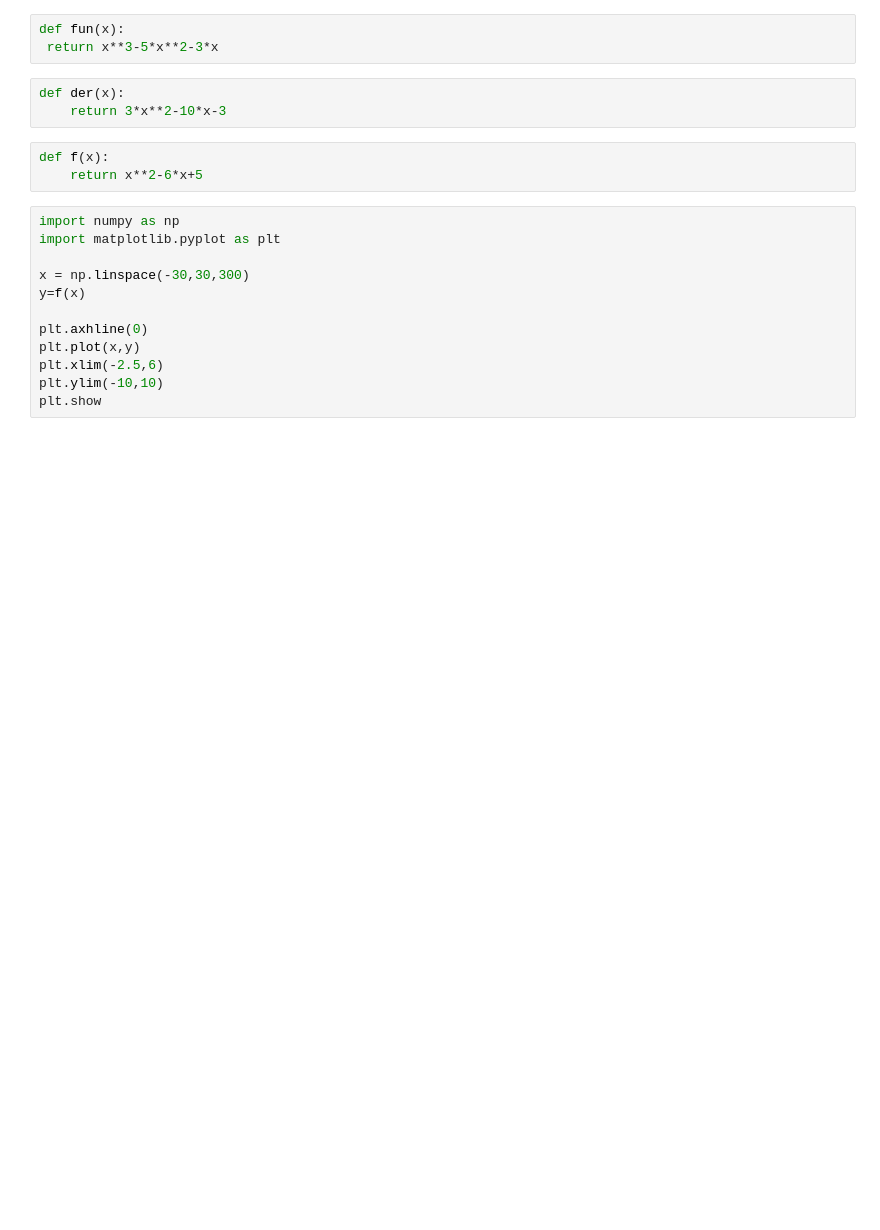
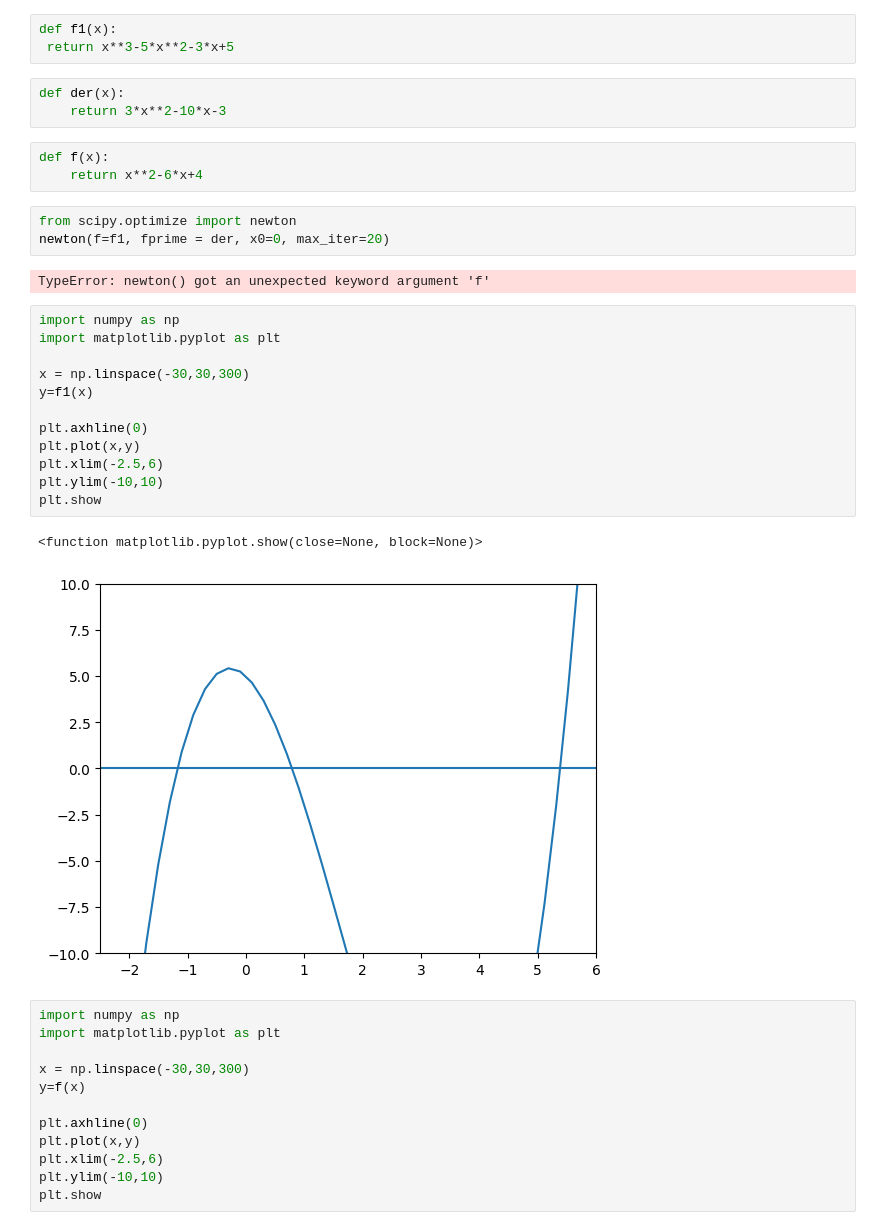
Before and after one commit to lindsayVal/MN-SUPLE-02-main, a Jupyter notebook: raices.ipynb, the cells around one changed output. Cells and saved outputs as stored; diff of their text form; blank space fills up the shorter version.

```diff
--- a/raices.ipynb
+++ b/raices.ipynb
@@ -1,12 +1,32 @@
 # %%
-def fun(x):
- return x**3-5*x**2-3*x
+def f1(x):
+ return x**3-5*x**2-3*x+5
 # %%
 def der(x):
     return 3*x**2-10*x-3
 # %%
 def f(x):
-    return x**2-6*x+5
+    return x**2-6*x+4
+# %%
+from scipy.optimize import newton
+newton(f=f1, fprime = der, x0=0, max_iter=20)
+# %% [output]
+TypeError: newton() got an unexpected keyword argument 'f'
+# %%
+import numpy as np
+import matplotlib.pyplot as plt
+
+x = np.linspace(-30,30,300)
+y=f1(x)
+
+plt.axhline(0)
+plt.plot(x,y)
+plt.xlim(-2.5,6)
+plt.ylim(-10,10)
+plt.show
+# %% [output]
+<function matplotlib.pyplot.show(close=None, block=None)>
+[figure, added]
 # %%
 import numpy as np
 import matplotlib.pyplot as plt
```
